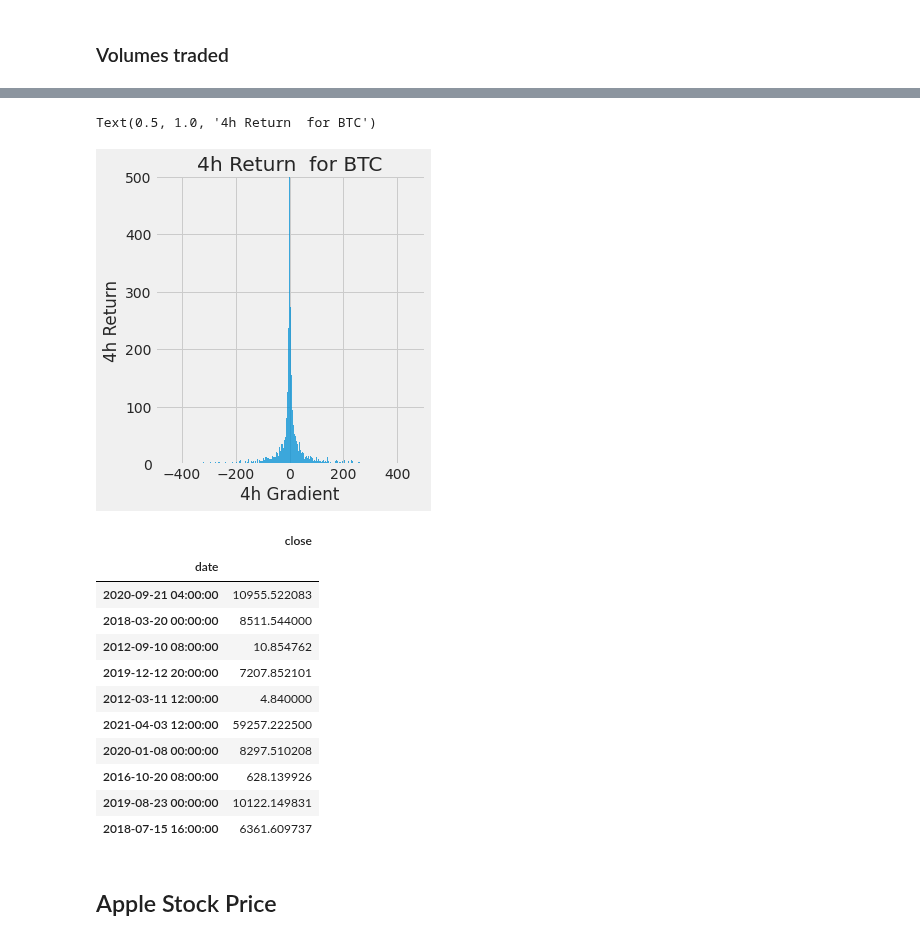
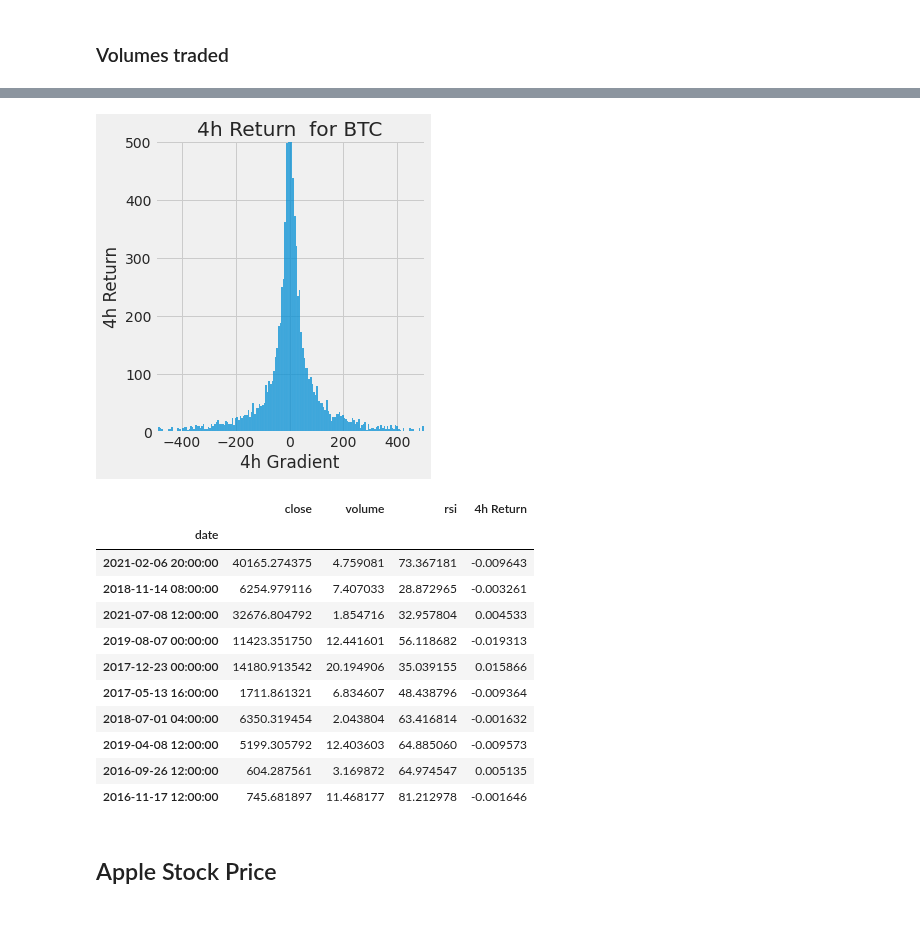
Before and after one commit to timjab92/cryptotrading-indicator, a Jupyter notebook: notebooks/BTC_pred(Ivan).ipynb, the cells around one changed output, grey strips where cells are left out. Saved outputs shown, nothing was run; the diff lists cells and outputs as text; code cells hidden in the pictures.

```diff
--- a/notebooks/BTC_pred(Ivan).ipynb
+++ b/notebooks/BTC_pred(Ivan).ipynb
@@ -37,10 +30,16 @@ Drive already mounted at /content/drive/; to attempt to forcibly remount, call d
+# %%
+url = 'https://raw.githubusercontent.com/timjab92/cryptotradingindicator/master/data/BTCUSD_4hours.csv'
+
+data = pd.read_csv(url)
+# Dataset is now stored in a Pandas Dataframe
 # %%
 coin_selection = "BTC"
-coin_data = {"BTC":"BTCUSD_4hours.csv"}
+# coin_data = {"BTC":"BTCUSD_4hours.csv"}
 
-data = pd.read_csv(data_path + coin_data[coin_selection])
+# data = pd.read_csv(data_path + coin_data[coin_selection])
 
 data = data.drop(columns="Unnamed: 0").set_index("date")
+data = data[10000:]
 data
 # %% [output]
 |  | open | high | low | close | volume | log_open | log_high | log_low | log_close |
@@ -209,26 +210,25 @@ plt.xlim([-500,500])
 plt.ylim([0,500])
 plt.title(f"4h Return  for {coin_selection}");
 # %% [output]
-Text(0.5, 1.0, '4h Return  for BTC')
-[figure, old version]
+[figure, new version]
 # %%
 ## get only the close data
-selected_features=["close"]
+selected_features=["close","volume","rsi","4h Return"]
 selected_data = data[selected_features]
 selected_data.sample(10)
 # %% [output]
-|  | close |
-| date |  |
-| 2020-09-21 04:00:00 | 10955.522083 |
-| 2018-03-20 00:00:00 | 8511.544000 |
-| 2012-09-10 08:00:00 | 10.854762 |
-| 2019-12-12 20:00:00 | 7207.852101 |
-| 2012-03-11 12:00:00 | 4.840000 |
-| 2021-04-03 12:00:00 | 59257.222500 |
-| 2020-01-08 00:00:00 | 8297.510208 |
-| 2016-10-20 08:00:00 | 628.139926 |
-| 2019-08-23 00:00:00 | 10122.149831 |
-| 2018-07-15 16:00:00 | 6361.609737 |
+|  | close | volume | rsi | 4h Return |
+| date |  |  |  |  |
+| 2021-02-06 20:00:00 | 40165.274375 | 4.759081 | 73.367181 | -0.009643 |
+| 2018-11-14 08:00:00 | 6254.979116 | 7.407033 | 28.872965 | -0.003261 |
+| 2021-07-08 12:00:00 | 32676.804792 | 1.854716 | 32.957804 | 0.004533 |
+| 2019-08-07 00:00:00 | 11423.351750 | 12.441601 | 56.118682 | -0.019313 |
+| 2017-12-23 00:00:00 | 14180.913542 | 20.194906 | 35.039155 | 0.015866 |
+| 2017-05-13 16:00:00 | 1711.861321 | 6.834607 | 48.438796 | -0.009364 |
+| 2018-07-01 04:00:00 | 6350.319454 | 2.043804 | 63.416814 | -0.001632 |
+| 2019-04-08 12:00:00 | 5199.305792 | 12.403603 | 64.885060 | -0.009573 |
+| 2016-09-26 12:00:00 | 604.287561 | 3.169872 | 64.974547 | 0.005135 |
+| 2016-11-17 12:00:00 | 745.681897 | 11.468177 | 81.212978 | -0.001646 |
 # %% [markdown]
 ## Apple Stock Price
 # %% [markdown]
```
Also changed, not shown: parts of 71 cells of this notebook.
